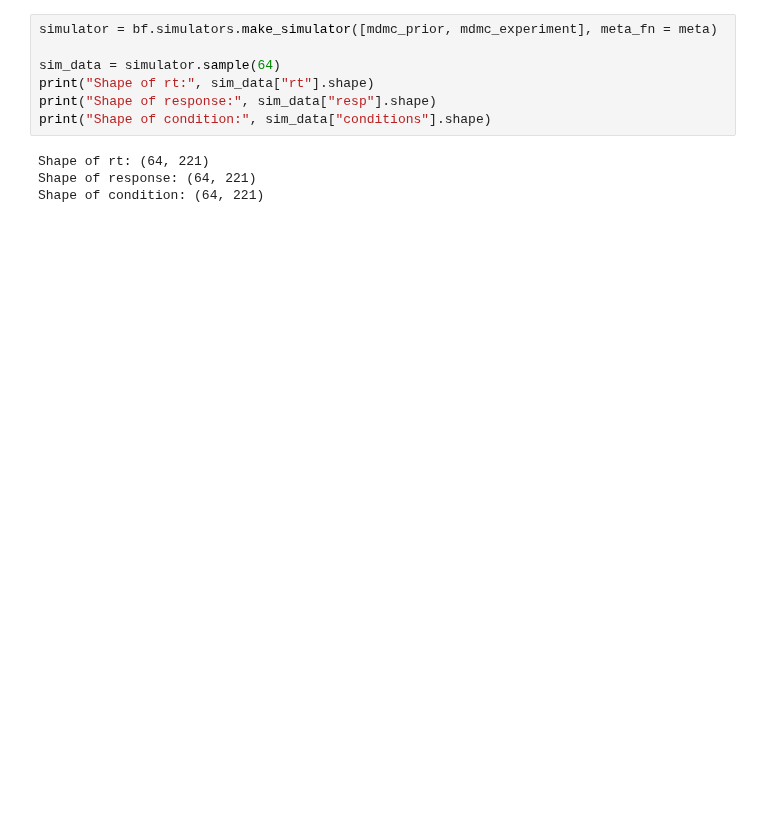
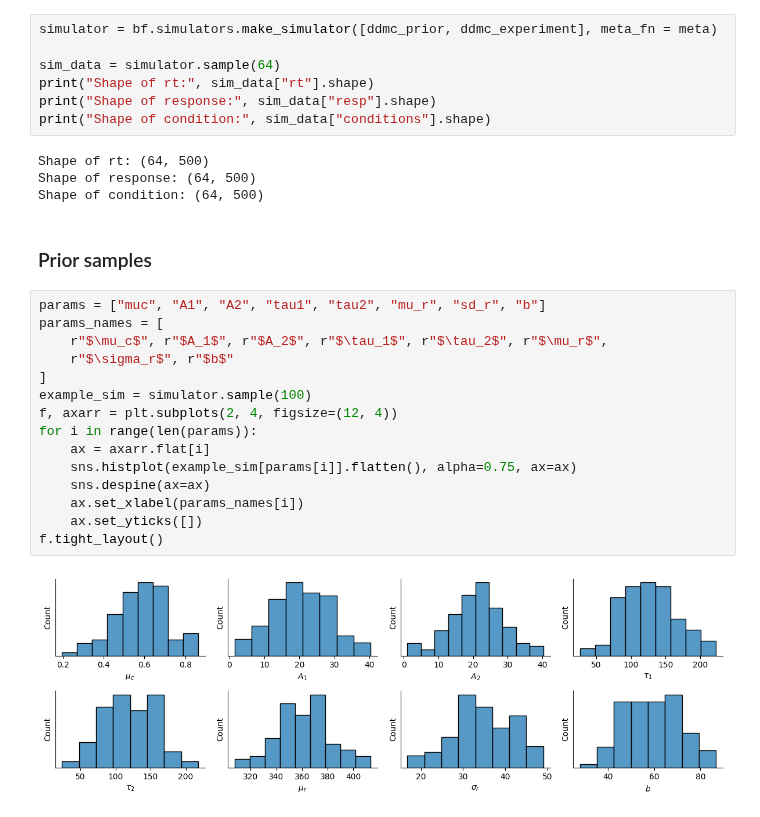
Before and after one commit to l1s4/dualDMC, a Jupyter notebook: bayesflow/dualDMC.ipynb, the cells around one changed output. Saved outputs shown, nothing was run; the diff lists cells and outputs as text; blank space fills up the shorter version.

```diff
--- a/bayesflow/dualDMC.ipynb
+++ b/bayesflow/dualDMC.ipynb
@@ -152,14 +144,33 @@ def meta(batch_size, num_obs = None):
 # %%
-simulator = bf.simulators.make_simulator([mdmc_prior, mdmc_experiment], meta_fn = meta)
+simulator = bf.simulators.make_simulator([ddmc_prior, ddmc_experiment], meta_fn = meta)
 
 sim_data = simulator.sample(64)
 print("Shape of rt:", sim_data["rt"].shape)
 print("Shape of response:", sim_data["resp"].shape)
 print("Shape of condition:", sim_data["conditions"].shape)
 # %% [output]
-Shape of rt: (64, 221)
-Shape of response: (64, 221)
-Shape of condition: (64, 221)
+Shape of rt: (64, 500)
+Shape of response: (64, 500)
+Shape of condition: (64, 500)
+# %% [markdown]
+### Prior samples
+# %%
+params = ["muc", "A1", "A2", "tau1", "tau2", "mu_r", "sd_r", "b"]
+params_names = [
+    r"$\mu_c$", r"$A_1$", r"$A_2$", r"$\tau_1$", r"$\tau_2$", r"$\mu_r$",
+    r"$\sigma_r$", r"$b$"
+]
+example_sim = simulator.sample(100)
+f, axarr = plt.subplots(2, 4, figsize=(12, 4))
+for i in range(len(params)):
+    ax = axarr.flat[i]
+    sns.histplot(example_sim[params[i]].flatten(), alpha=0.75, ax=ax)
+    sns.despine(ax=ax)
+    ax.set_xlabel(params_names[i])
+    ax.set_yticks([])
+f.tight_layout()
+# %% [output]
+[figure, added]
 # %%
 example_sim = simulator.sample(10)
 f, axarr = plt.subplots(2, 5, figsize=(12, 4))
```
Also changed, not shown: parts of 31 cells of this notebook, 6 other files.
